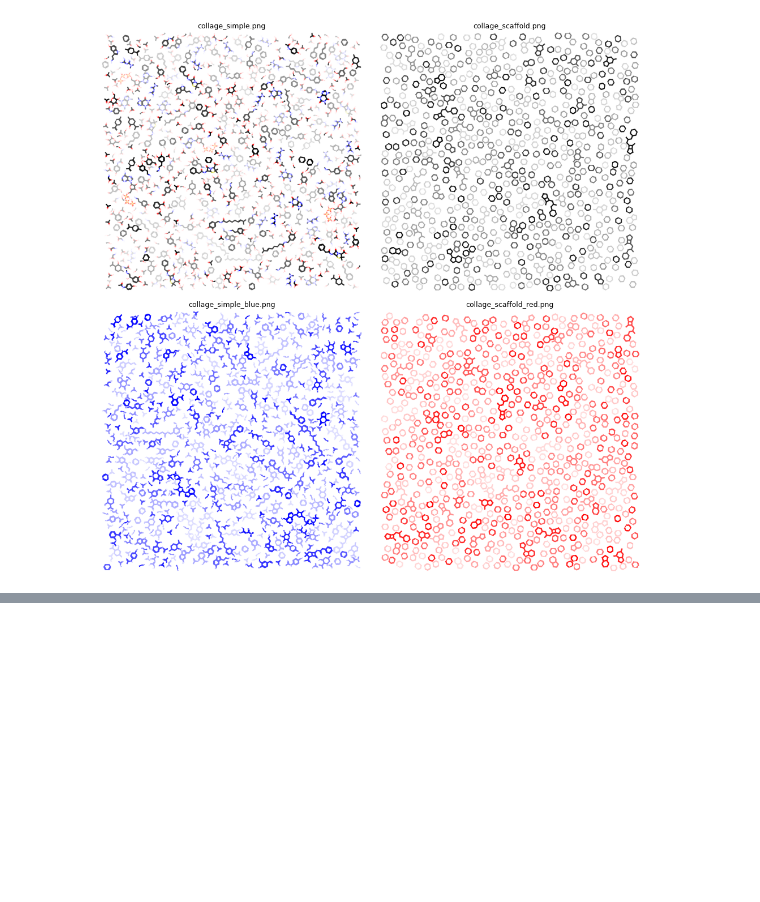
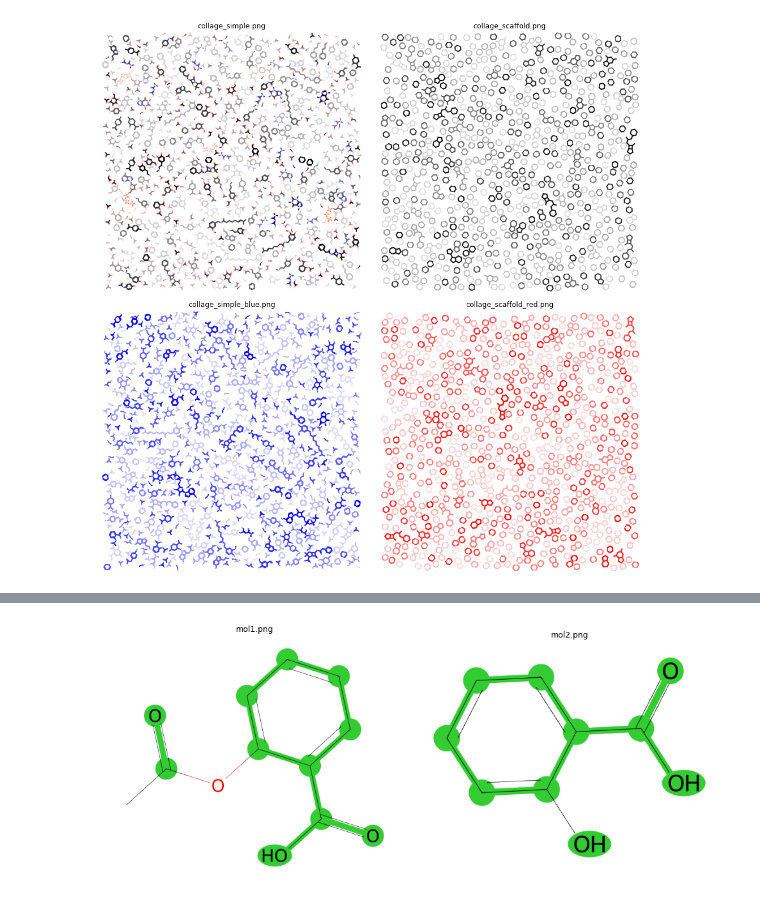
Before and after one commit to bsaldivaremc2/chemimg, a Jupyter notebook: demo.ipynb, the cells around one changed output, grey strips where cells are left out. Cells and saved outputs as stored; diff of their text form; code cells hidden in the pictures; blank space fills up the shorter version.

```diff
--- a/demo.ipynb
+++ b/demo.ipynb
@@ -213,0 +241,15 @@ chemimg.imgproc.demo.show_images_grid(
+# %%
+s1="CC(=O)OC1=CC=CC=C1C(=O)O"
+s2="OC1=CC=CC=C1C(=O)O"
+
+save_path1 = "imgs/comparison/mcs_mol1.png"
+save_path2 = "imgs/comparison/mcs_mol2.png"
+
+MC.draw_mcs_parts_pair(s1,s2,save_path1,save_path2)
+chemimg.imgproc.demo.show_images_grid(
+    [save_path1, save_path2],
+    input_ratio=(1, 2),
+    figsize_factor=5.0
+)
+# %% [output]
+[figure, added]
```
Also changed, not shown: parts of 3 cells of this notebook, 8 other files.
